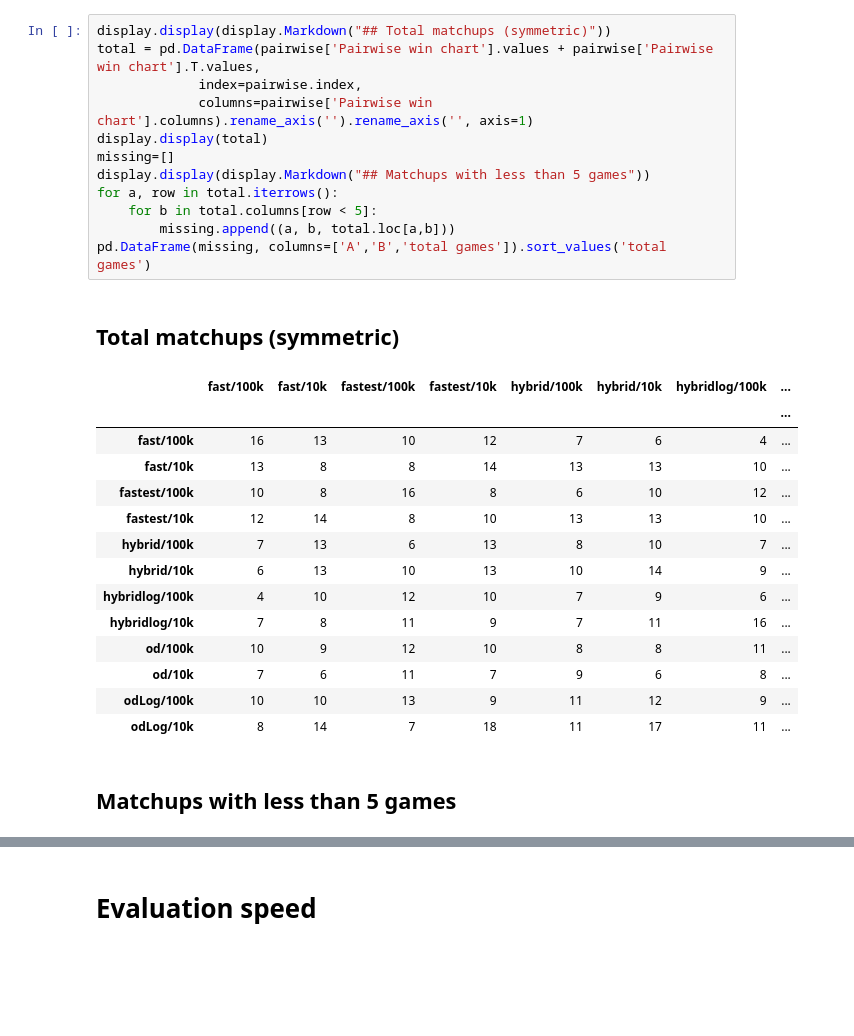
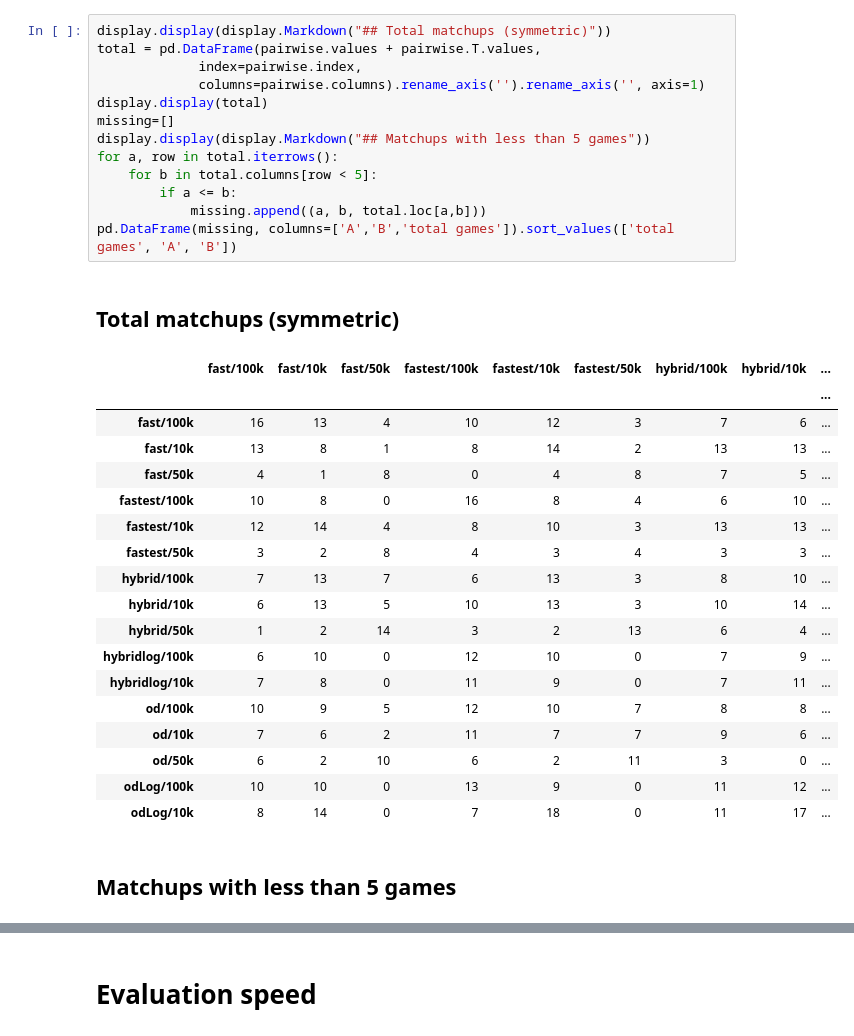
Before and after one commit to gcr/virus-war, a Jupyter notebook: nim/metrics.ipynb, the cells around one changed output, grey strips where cells are left out. Cells and saved outputs as stored; diff of their text form; blank space fills up the shorter version.

```diff
--- a/nim/metrics.ipynb
+++ b/nim/metrics.ipynb
@@ -92,30 +174,35 @@ pairwise.sort_values('ELO', ascending=False)
 # %%
 display.display(display.Markdown("## Total matchups (symmetric)"))
-total = pd.DataFrame(pairwise['Pairwise win chart'].values + pairwise['Pairwise win chart'].T.values,
+total = pd.DataFrame(pairwise.values + pairwise.T.values,
              index=pairwise.index,
-             columns=pairwise['Pairwise win chart'].columns).rename_axis('').rename_axis('', axis=1)
+             columns=pairwise.columns).rename_axis('').rename_axis('', axis=1)
 display.display(total)
 missing=[]
 display.display(display.Markdown("## Matchups with less than 5 games"))
 for a, row in total.iterrows():
     for b in total.columns[row < 5]:
-        missing.append((a, b, total.loc[a,b]))
-pd.DataFrame(missing, columns=['A','B','total games']).sort_values('total games')
+        if a <= b:
+            missing.append((a, b, total.loc[a,b]))
+pd.DataFrame(missing, columns=['A','B','total games']).sort_values(['total games', 'A', 'B'])
 # %% [output]
 ## Total matchups (symmetric)
-|  | fast/100k | fast/10k | fastest/100k | fastest/10k | hybrid/100k | hybrid/10k | hybridlog/100k | ... |
-|  |  |  |  |  |  |  |  | ... |
-| fast/100k | 16 | 13 | 10 | 12 | 7 | 6 | 4 | ... |
-| fast/10k | 13 | 8 | 8 | 14 | 13 | 13 | 10 | ... |
-| fastest/100k | 10 | 8 | 16 | 8 | 6 | 10 | 12 | ... |
-| fastest/10k | 12 | 14 | 8 | 10 | 13 | 13 | 10 | ... |
-| hybrid/100k | 7 | 13 | 6 | 13 | 8 | 10 | 7 | ... |
-| hybrid/10k | 6 | 13 | 10 | 13 | 10 | 14 | 9 | ... |
-| hybridlog/100k | 4 | 10 | 12 | 10 | 7 | 9 | 6 | ... |
-| hybridlog/10k | 7 | 8 | 11 | 9 | 7 | 11 | 16 | ... |
-| od/100k | 10 | 9 | 12 | 10 | 8 | 8 | 11 | ... |
-| od/10k | 7 | 6 | 11 | 7 | 9 | 6 | 8 | ... |
-| odLog/100k | 10 | 10 | 13 | 9 | 11 | 12 | 9 | ... |
-| odLog/10k | 8 | 14 | 7 | 18 | 11 | 17 | 11 | ... |
+|  | fast/100k | fast/10k | fast/50k | fastest/100k | fastest/10k | fastest/50k | hybrid/100k | hybrid/10k | ... |
+|  |  |  |  |  |  |  |  |  | ... |
+| fast/100k | 16 | 13 | 4 | 10 | 12 | 3 | 7 | 6 | ... |
+| fast/10k | 13 | 8 | 1 | 8 | 14 | 2 | 13 | 13 | ... |
+| fast/50k | 4 | 1 | 8 | 0 | 4 | 8 | 7 | 5 | ... |
+| fastest/100k | 10 | 8 | 0 | 16 | 8 | 4 | 6 | 10 | ... |
+| fastest/10k | 12 | 14 | 4 | 8 | 10 | 3 | 13 | 13 | ... |
+| fastest/50k | 3 | 2 | 8 | 4 | 3 | 4 | 3 | 3 | ... |
+| hybrid/100k | 7 | 13 | 7 | 6 | 13 | 3 | 8 | 10 | ... |
+| hybrid/10k | 6 | 13 | 5 | 10 | 13 | 3 | 10 | 14 | ... |
+| hybrid/50k | 1 | 2 | 14 | 3 | 2 | 13 | 6 | 4 | ... |
+| hybridlog/100k | 6 | 10 | 0 | 12 | 10 | 0 | 7 | 9 | ... |
+| hybridlog/10k | 7 | 8 | 0 | 11 | 9 | 0 | 7 | 11 | ... |
+| od/100k | 10 | 9 | 5 | 12 | 10 | 7 | 8 | 8 | ... |
+| od/10k | 7 | 6 | 2 | 11 | 7 | 7 | 9 | 6 | ... |
+| od/50k | 6 | 2 | 10 | 6 | 2 | 11 | 3 | 0 | ... |
+| odLog/100k | 10 | 10 | 0 | 13 | 9 | 0 | 11 | 12 | ... |
+| odLog/10k | 8 | 14 | 0 | 7 | 18 | 0 | 11 | 17 | ... |
 ## Matchups with less than 5 games
 |  | A | B | total games |
```
Also changed, not shown: parts of 7 cells of this notebook, 2 other files.
